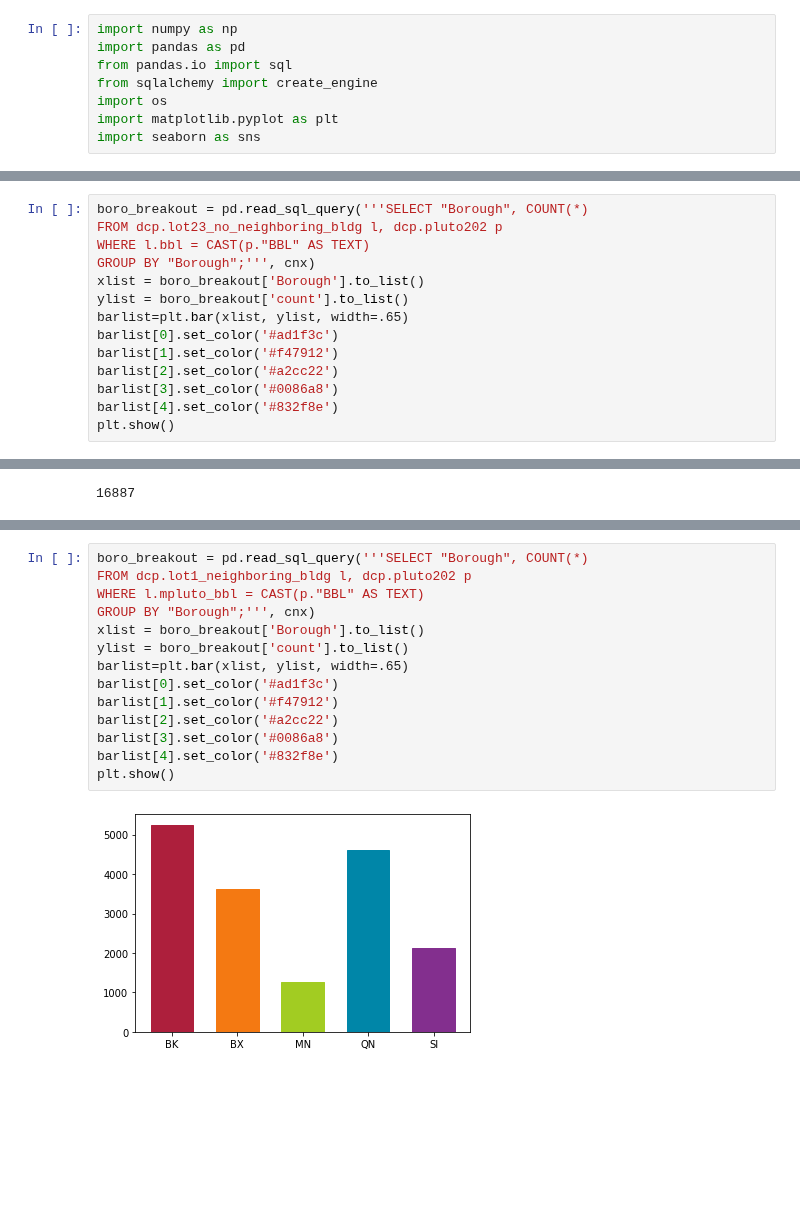
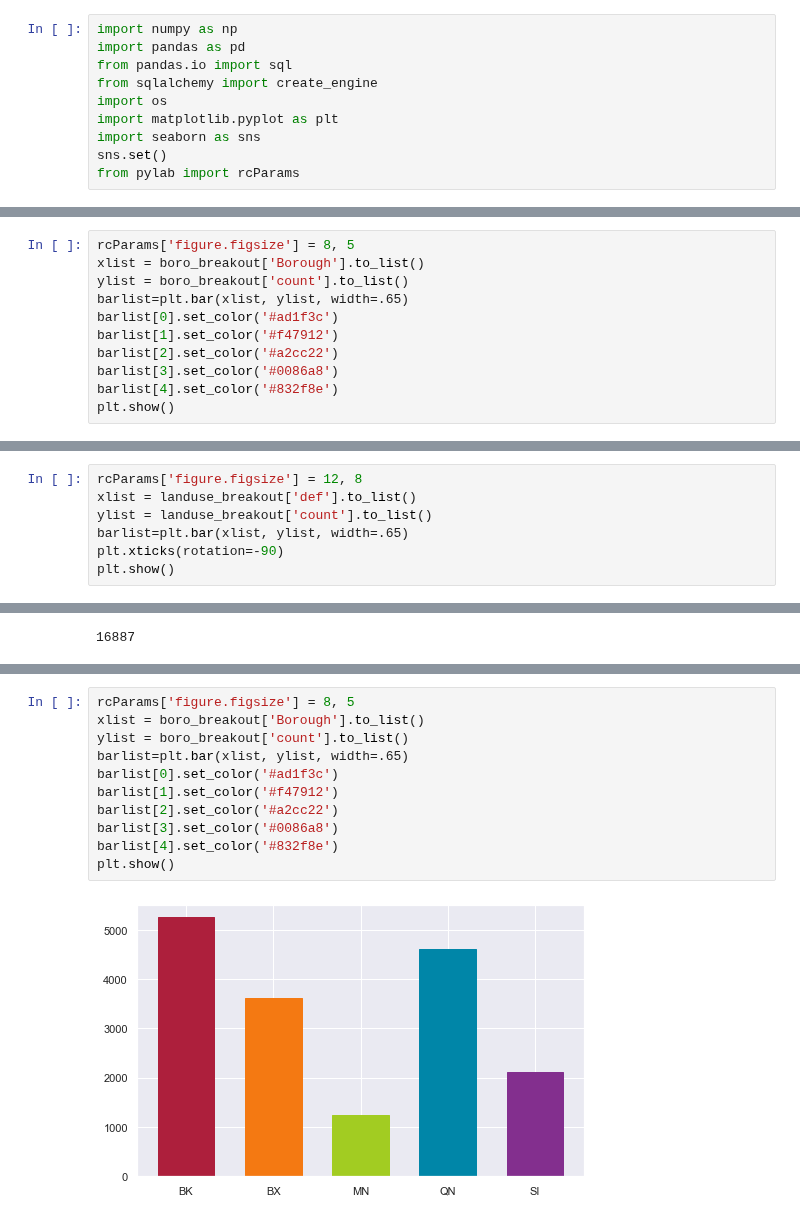
Before and after one commit to NYCPlanning/ann, a Jupyter notebook: proxcode 2020-03/notebooks/ProxCode Analysis.ipynb, the cells around one changed output, grey strips where cells are left out. Drawn from its saved outputs; the diff is of its cells as text; blank space fills up the shorter version.

```diff
--- a/proxcode 2020-03/notebooks/ProxCode Analysis.ipynb
+++ b/proxcode 2020-03/notebooks/ProxCode Analysis.ipynb
@@ -6,6 +6,8 @@ from sqlalchemy import create_engine
 import os
 import matplotlib.pyplot as plt
 import seaborn as sns
+sns.set()
+from pylab import rcParams
 # %%
 %load_ext dotenv
 %dotenv ../.env
@@ -101,8 +118,5 @@ lot23_no_neighboring_bldg_1ft.shape[0]
 # %%
-boro_breakout = pd.read_sql_query('''SELECT "Borough", COUNT(*)
-FROM dcp.lot23_no_neighboring_bldg l, dcp.pluto202 p
-WHERE l.bbl = CAST(p."BBL" AS TEXT)
-GROUP BY "Borough";''', cnx)
+rcParams['figure.figsize'] = 8, 5
 xlist = boro_breakout['Borough'].to_list()
 ylist = boro_breakout['count'].to_list()
 barlist=plt.bar(xlist, ylist, width=.65)
@@ -116,0 +141,7 @@ plt.show()
+# %%
+rcParams['figure.figsize'] = 12, 8
+xlist = landuse_breakout['def'].to_list()
+ylist = landuse_breakout['count'].to_list()
+barlist=plt.bar(xlist, ylist, width=.65)
+plt.xticks(rotation=-90)
+plt.show()
@@ -167,16 +215,13 @@ lot1_neighboring_bldg.shape[0]
 # %%
-boro_breakout = pd.read_sql_query('''SELECT "Borough", COUNT(*)
-FROM dcp.lot1_neighboring_bldg l, dcp.pluto202 p
-WHERE l.mpluto_bbl = CAST(p."BBL" AS TEXT)
-GROUP BY "Borough";''', cnx)
+rcParams['figure.figsize'] = 8, 5
 xlist = boro_breakout['Borough'].to_list()
 ylist = boro_breakout['count'].to_list()
 barlist=plt.bar(xlist, ylist, width=.65)
 barlist[0].set_color('#ad1f3c')
 barlist[1].set_color('#f47912')
 barlist[2].set_color('#a2cc22')
 barlist[3].set_color('#0086a8')
 barlist[4].set_color('#832f8e')
 plt.show()
 # %% [output]
-[figure, old version]
+[figure, new version]
```
Also changed, not shown: parts of 11 cells of this notebook.
